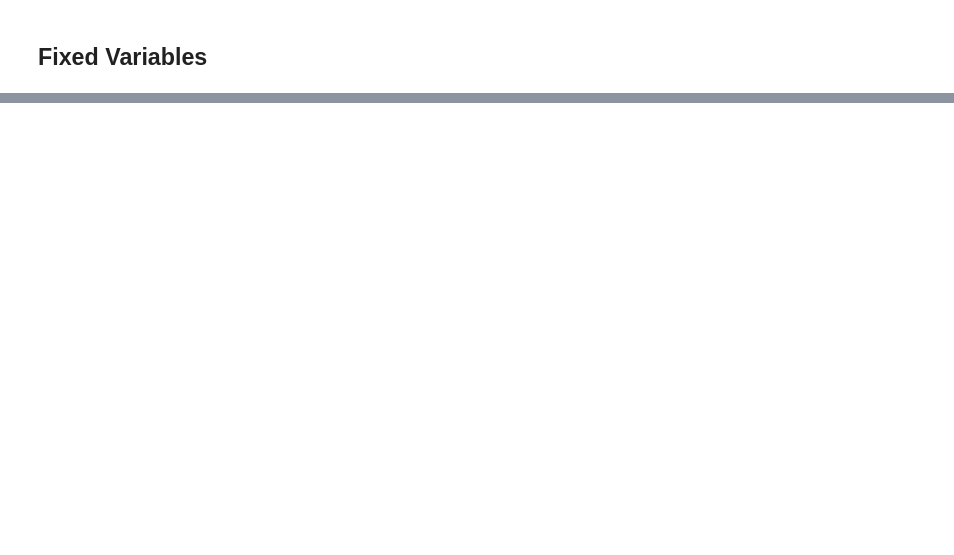
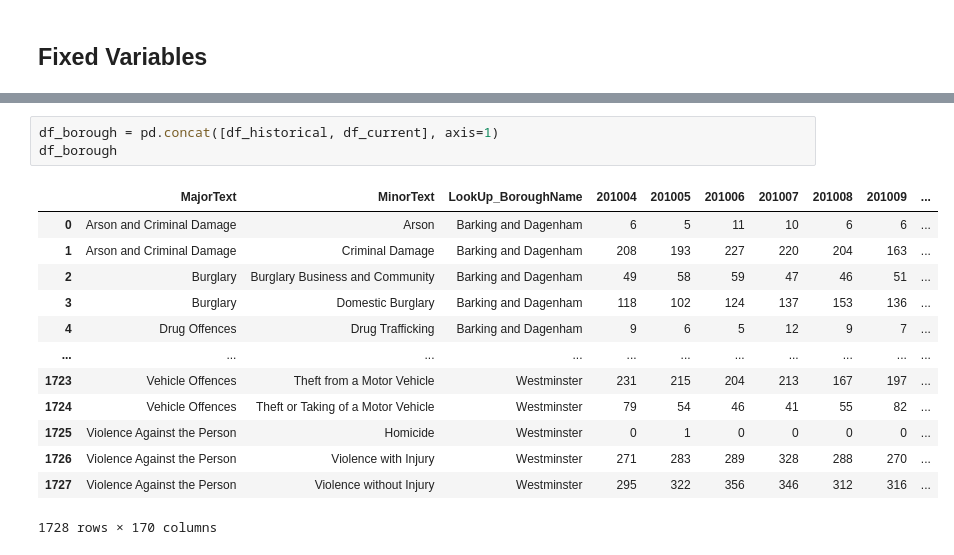
Before and after one commit to JamieW365/londoncrime, a Jupyter notebook: notebooks/exploratory/jw_1.ipynb, the cells around one changed output, grey strips where cells are left out. Cells and saved outputs as stored; diff of their text form; blank space fills up the shorter version.

```diff
--- a/notebooks/exploratory/jw_1.ipynb
+++ b/notebooks/exploratory/jw_1.ipynb
@@ -181,0 +283,17 @@ df_ward.groupby(['LookUp_BoroughName', 'MajorText', 'MinorText']).sum().loc['Bar
+# %%
+df_borough = pd.concat([df_historical, df_current], axis=1)
+df_borough
+# %% [output]
+|  | MajorText | MinorText | LookUp_BoroughName | 201004 | 201005 | 201006 | 201007 | 201008 | 201009 | ... |
+| 0 | Arson and Criminal Damage | Arson | Barking and Dagenham | 6 | 5 | 11 | 10 | 6 | 6 | ... |
+| 1 | Arson and Criminal Damage | Criminal Damage | Barking and Dagenham | 208 | 193 | 227 | 220 | 204 | 163 | ... |
+| 2 | Burglary | Burglary Business and Community | Barking and Dagenham | 49 | 58 | 59 | 47 | 46 | 51 | ... |
+| 3 | Burglary | Domestic Burglary | Barking and Dagenham | 118 | 102 | 124 | 137 | 153 | 136 | ... |
+| 4 | Drug Offences | Drug Trafficking | Barking and Dagenham | 9 | 6 | 5 | 12 | 9 | 7 | ... |
+| ... | ... | ... | ... | ... | ... | ... | ... | ... | ... | ... |
+| 1723 | Vehicle Offences | Theft from a Motor Vehicle | Westminster | 231 | 215 | 204 | 213 | 167 | 197 | ... |
+| 1724 | Vehicle Offences | Theft or Taking of a Motor Vehicle | Westminster | 79 | 54 | 46 | 41 | 55 | 82 | ... |
+| 1725 | Violence Against the Person | Homicide | Westminster | 0 | 1 | 0 | 0 | 0 | 0 | ... |
+| 1726 | Violence Against the Person | Violence with Injury | Westminster | 271 | 283 | 289 | 328 | 288 | 270 | ... |
+| 1727 | Violence Against the Person | Violence without Injury | Westminster | 295 | 322 | 356 | 346 | 312 | 316 | ... |
+1728 rows × 170 columns
```
Also changed, not shown: parts of 29 cells of this notebook.
